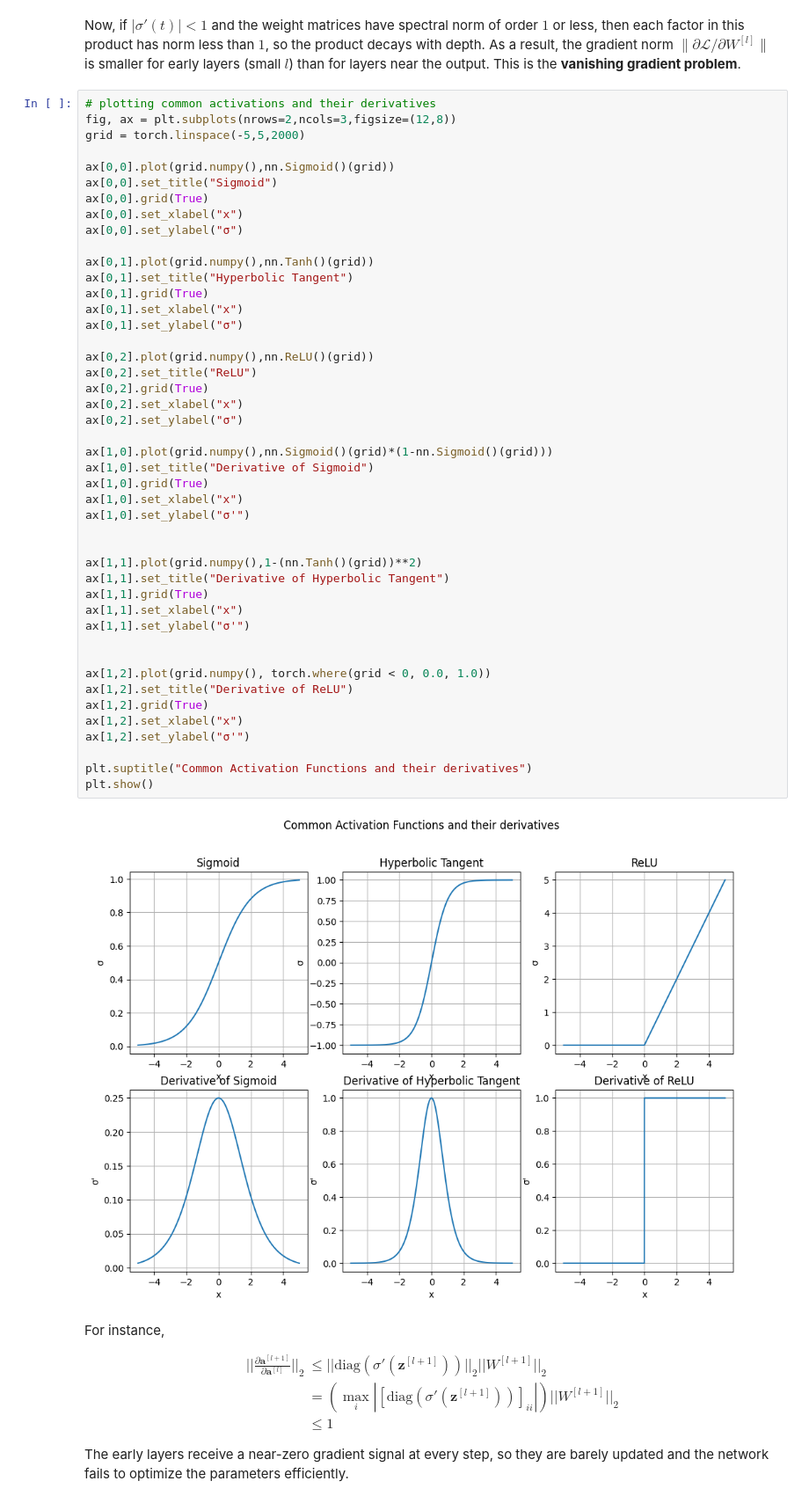
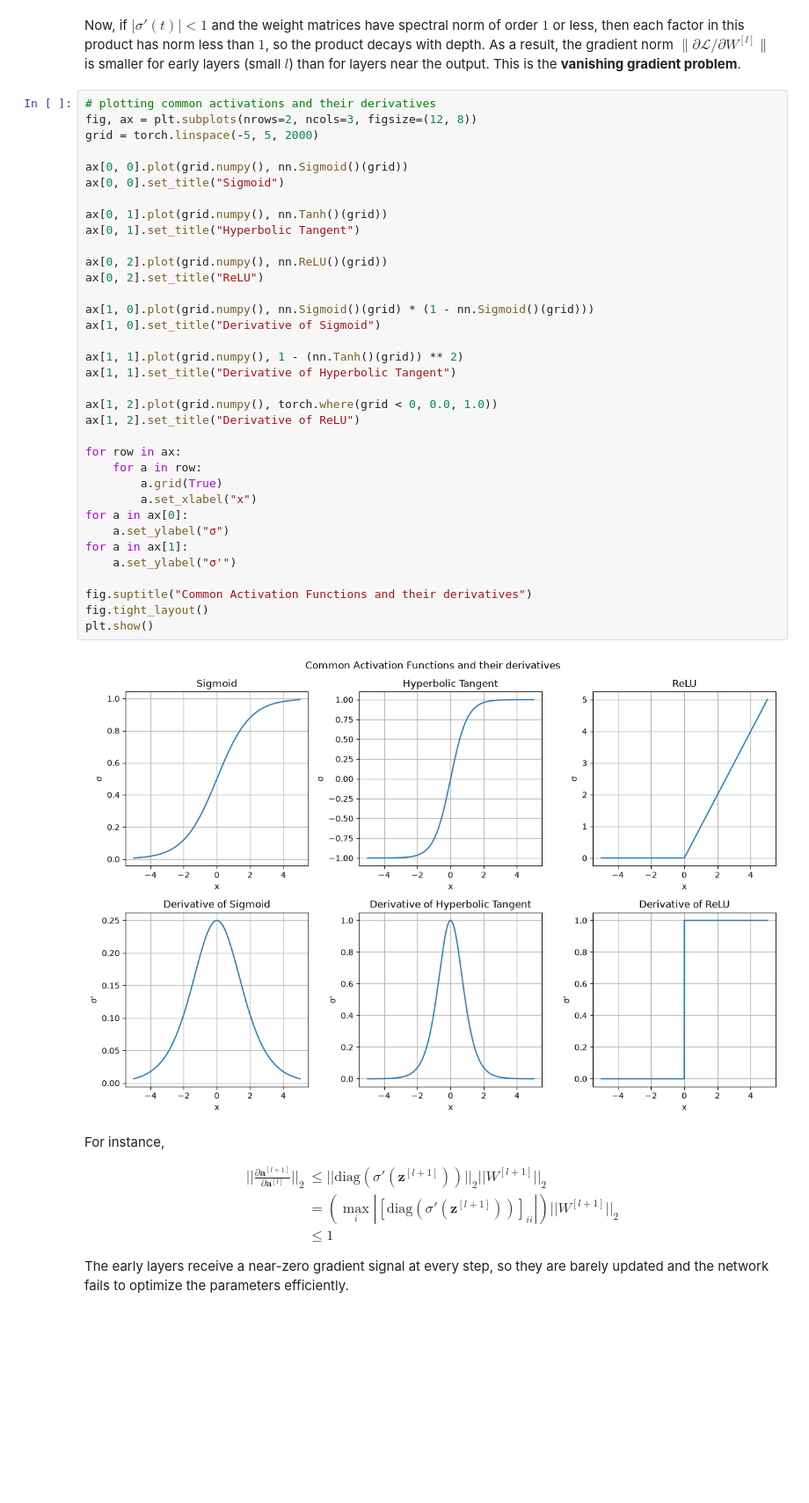
Before and after one commit to Shivam-3921/Connecting_ResNet_with_Neural_ODEs, a Jupyter notebook: code.ipynb, the cells around one changed output. Shown at 88% size. Cells and saved outputs as stored; diff of their text form; blank space fills up the shorter version.

```diff
--- a/code.ipynb
+++ b/code.ipynb
@@ -99,51 +104,41 @@ Now, if $|\sigma'(t)|<1$ and the weight matrices have spectral norm of order $1$
 <!-- It is important to note that this is a phenomenon across **layers (depth)**, not across training **epochs (time)**: the decay is present even at initialization, before any optimization step is taken. Its consequence over training is that the early layers receive a near-zero gradient signal at every step, so they are barely updated and the network fails to optimize the early parameters efficiently. -->
 # %%
 # plotting common activations and their derivatives
-fig, ax = plt.subplots(nrows=2,ncols=3,figsize=(12,8))
-grid = torch.linspace(-5,5,2000)
+fig, ax = plt.subplots(nrows=2, ncols=3, figsize=(12, 8))
+grid = torch.linspace(-5, 5, 2000)
 
-ax[0,0].plot(grid.numpy(),nn.Sigmoid()(grid))
-ax[0,0].set_title("Sigmoid")
-ax[0,0].grid(True)
-ax[0,0].set_xlabel("x")
-ax[0,0].set_ylabel("σ")
+ax[0, 0].plot(grid.numpy(), nn.Sigmoid()(grid))
+ax[0, 0].set_title("Sigmoid")
 
-ax[0,1].plot(grid.numpy(),nn.Tanh()(grid))
-ax[0,1].set_title("Hyperbolic Tangent")
-ax[0,1].grid(True)
-ax[0,1].set_xlabel("x")
-ax[0,1].set_ylabel("σ")
+ax[0, 1].plot(grid.numpy(), nn.Tanh()(grid))
+ax[0, 1].set_title("Hyperbolic Tangent")
 
-ax[0,2].plot(grid.numpy(),nn.ReLU()(grid))
-ax[0,2].set_title("ReLU")
-ax[0,2].grid(True)
-ax[0,2].set_xlabel("x")
-ax[0,2].set_ylabel("σ")
+ax[0, 2].plot(grid.numpy(), nn.ReLU()(grid))
+ax[0, 2].set_title("ReLU")
 
-ax[1,0].plot(grid.numpy(),nn.Sigmoid()(grid)*(1-nn.Sigmoid()(grid)))
-ax[1,0].set_title("Derivative of Sigmoid")
-ax[1,0].grid(True)
-ax[1,0].set_xlabel("x")
-ax[1,0].set_ylabel("σ'")
+ax[1, 0].plot(grid.numpy(), nn.Sigmoid()(grid) * (1 - nn.Sigmoid()(grid)))
+ax[1, 0].set_title("Derivative of Sigmoid")
 
+ax[1, 1].plot(grid.numpy(), 1 - (nn.Tanh()(grid)) ** 2)
+ax[1, 1].set_title("Derivative of Hyperbolic Tangent")
 
-ax[1,1].plot(grid.numpy(),1-(nn.Tanh()(grid))**2)
-ax[1,1].set_title("Derivative of Hyperbolic Tangent")
-ax[1,1].grid(True)
-ax[1,1].set_xlabel("x")
-ax[1,1].set_ylabel("σ'")
+ax[1, 2].plot(grid.numpy(), torch.where(grid < 0, 0.0, 1.0))
+ax[1, 2].set_title("Derivative of ReLU")
 
+for row in ax:
+    for a in row:
+        a.grid(True)
+        a.set_xlabel("x")
+for a in ax[0]:
+    a.set_ylabel("σ")
+for a in ax[1]:
+    a.set_ylabel("σ'")
 
-ax[1,2].plot(grid.numpy(), torch.where(grid < 0, 0.0, 1.0))
-ax[1,2].set_title("Derivative of ReLU")
-ax[1,2].grid(True)
-ax[1,2].set_xlabel("x")
-ax[1,2].set_ylabel("σ'")
-
-plt.suptitle("Common Activation Functions and their derivatives")
+fig.suptitle("Common Activation Functions and their derivatives")
+fig.tight_layout()
 plt.show()
 # %% [output]
-[figure, old version]
+[figure, new version]
 # %% [markdown]
 For instance,
 
```
Also changed, not shown: parts of 26 cells of this notebook, 1 other file.
